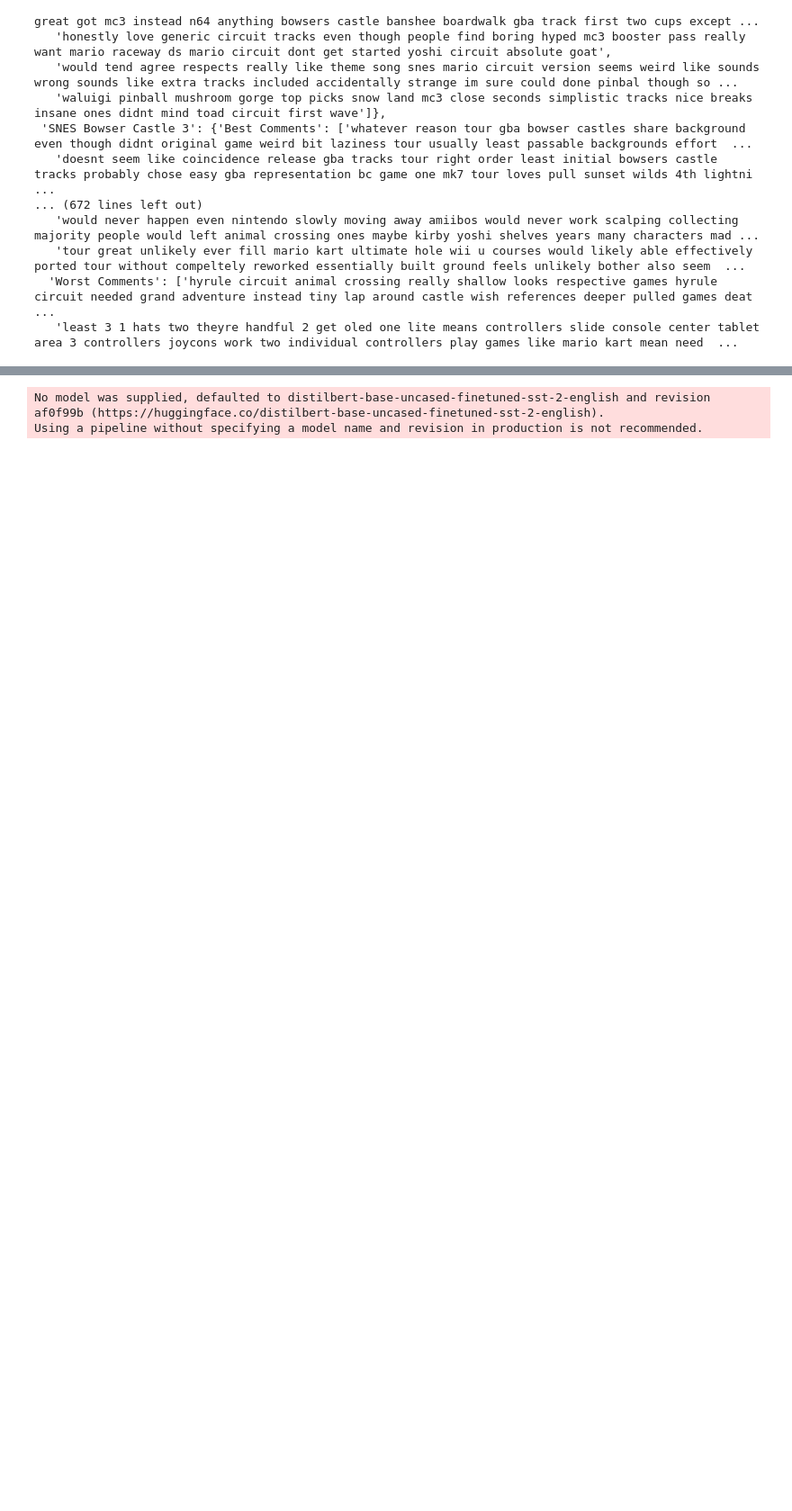
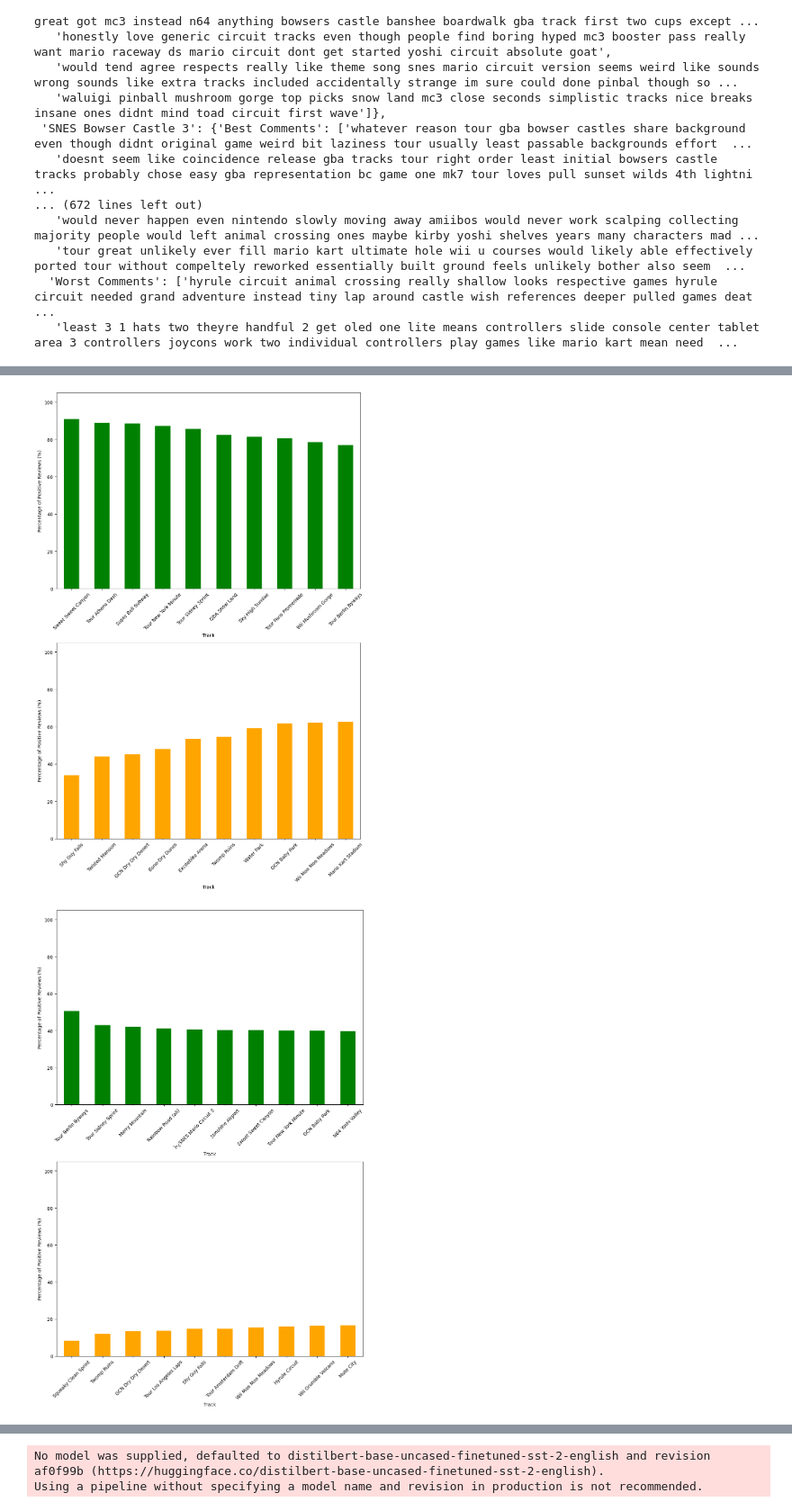
Before and after one commit to EAbbenhuis/NLProject, a Jupyter notebook: oefen.ipynb, the cells around one changed output, grey strips where cells are left out. Shown at 90% size. Saved outputs shown, nothing was run; the diff lists cells and outputs as text; code cells hidden in the pictures; blank space fills up the shorter version.

```diff
--- a/oefen.ipynb
+++ b/oefen.ipynb
@@ -409,6 +413,53 @@ def plot_top_n_negative_reviews(track_reviews, n=10):
     ax.set_ylabel('Number of Negative Reviews')
     plt.xticks(rotation=45, ha='right')
     plt.show()
+# %%
+def plot_positive_negative_percentages(track_reviews, min_reviews=10, num_bars=10):
+    # Convert the dictionary to a DataFrame
+    df = pd.DataFrame.from_dict(track_reviews, orient='index', columns=['Positive', 'Negative'])
+
+    # Calculate the total number of reviews and the percentage of positive reviews
+    df['Total_Reviews'] = df['Positive'] + df['Negative']
+    df['Positive_Percentage'] = (df['Positive'] / df['Total_Reviews']) * 100
+
+    # Filter out tracks with fewer than the minimum required number of reviews
+    df_filtered = df[df['Total_Reviews'] >= min_reviews]
+
+    # Sort by the percentage of positive reviews for top and worst
+    df_sorted_top = df_filtered.sort_values(by='Positive_Percentage', ascending=False).head(num_bars)
+    df_sorted_worst = df_filtered.sort_values(by='Positive_Percentage', ascending=True).head(num_bars)
+
+    # Plotting
+    fig, axs = plt.subplots(2, 1, figsize=(10, 15))
+
+    # Top Positive Percentage Plot
+    df_sorted_top['Positive_Percentage'].plot(kind='bar', ax=axs[0], color='green')
+    # axs[0].set_title(f'Top {num_bars} Tracks with Highest Percentage of Positive Reviews (Min {min_reviews} Reviews)')
+    axs[0].set_xlabel('Track')
+    axs[0].set_ylabel('Percentage of Positive Reviews (%)')
+    axs[0].tick_params(axis='x', rotation=45)
+    axs[0].set_ylim([0, 105])
+
+    # Worst Positive Percentage Plot
+    df_sorted_worst['Positive_Percentage'].plot(kind='bar', ax=axs[1], color='orange')
+    # axs[1].set_title(f'Top {num_bars} Tracks with Lowest Percentage of Positive Reviews (Min {min_reviews} Reviews)')
+    axs[1].set_xlabel('Track')
+    axs[1].set_ylabel('Percentage of Positive Reviews (%)')
+    axs[1].tick_params(axis='x', rotation=45)
+    axs[1].set_ylim([0, 105])
+
+    plt.tight_layout()
+    plt.show()
+
+# Example usage
+# track_reviews = {'Track1': (5, 3), 'Track2': (8, 2), ... }
+# plot_positive_negative_percentages(track_reviews)
+# %%
+plot_positive_negative_percentages(track_sentiment_counts, num_bars=10)
+plot_positive_negative_percentages(track_sentiment_counts_BERT, num_bars=10)
+# %% [output]
+[figure, added]
+[figure, added]
 # %%
 plot_top_positive_percentage(track_sentiment_counts, num_bars=20)
 plot_top_positive_percentage(track_sentiment_counts_BERT,num_bars=20)
```
Also changed, not shown: parts of 12 cells of this notebook.
